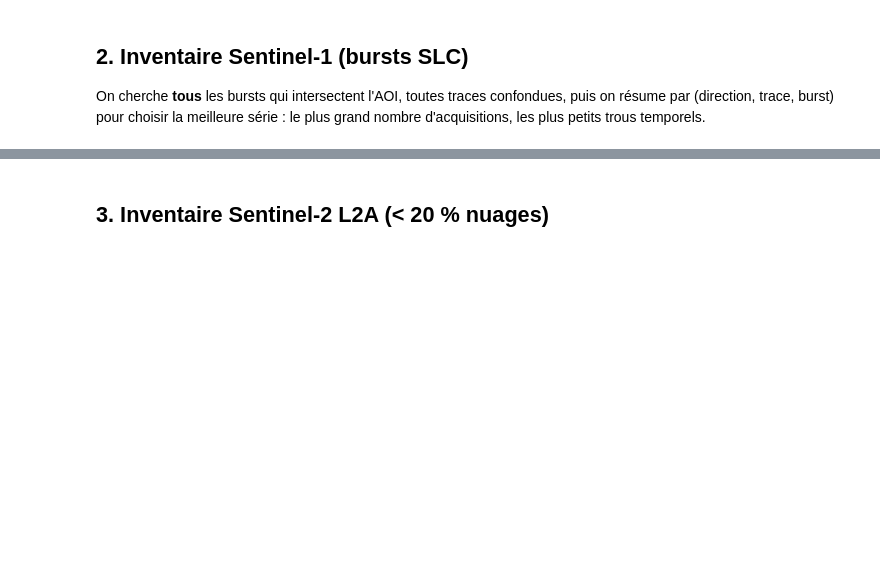
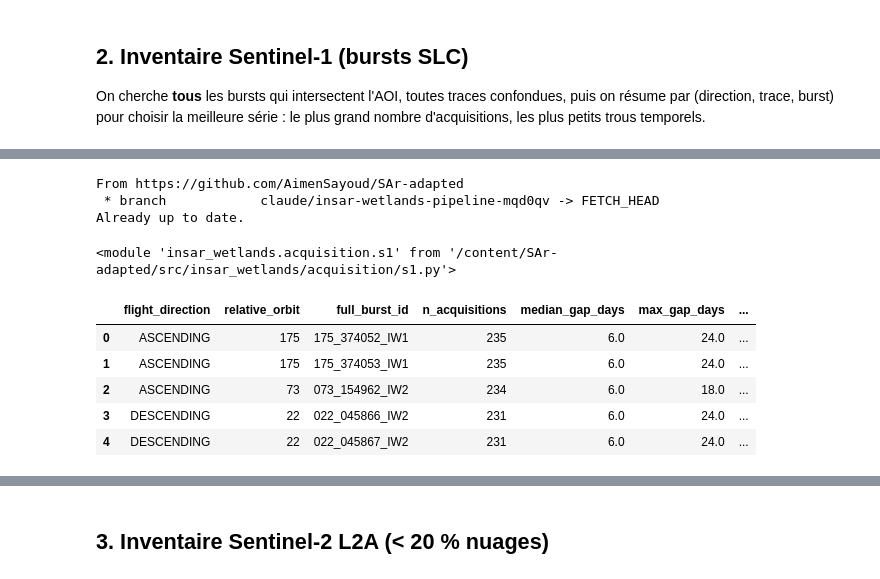
Before and after one commit to AimenSayoud/SAr-adapted, a Jupyter notebook: insar-wetlands-pipeline-mqd0qv/notebooks/phase01_acquisition.ipynb, the cells around one changed output, grey strips where cells are left out. Cells and saved outputs as stored; diff of their text form; code cells hidden in the pictures; blank space fills up the shorter version.

```diff
--- a/insar-wetlands-pipeline-mqd0qv/notebooks/phase01_acquisition.ipynb
+++ b/insar-wetlands-pipeline-mqd0qv/notebooks/phase01_acquisition.ipynb
@@ -133,0 +156,27 @@ print(f"  ({best['n_acquisitions']} acquisitions, gap median "
+# %%
+import os
+os.makedirs("outputs/phase01", exist_ok=True)
+!git pull origin claude/insar-wetlands-pipeline-mqd0qv
+
+import importlib
+import insar_wetlands.acquisition.s1
+importlib.reload(insar_wetlands.acquisition.s1)
+# %% [output]
+From https://github.com/AimenSayoud/SAr-adapted
+ * branch            claude/insar-wetlands-pipeline-mqd0qv -> FETCH_HEAD
+Already up to date.
+<module 'insar_wetlands.acquisition.s1' from '/content/SAr-adapted/src/insar_wetlands/acquisition/s1.py'>
+# %%
+from insar_wetlands.acquisition.s1 import check_candidates_coverage
+
+coverage = check_candidates_coverage(s1_df, summary, aoi, top_n=6)
+coverage[["flight_direction", "relative_orbit", "full_burst_id",
+          "n_acquisitions", "median_gap_days", "max_gap_days",
+          "aoi_coverage_pct"]]
+# %% [output]
+|  | flight_direction | relative_orbit | full_burst_id | n_acquisitions | median_gap_days | max_gap_days | ... |
+| 0 | ASCENDING | 175 | 175_374052_IW1 | 235 | 6.0 | 24.0 | ... |
+| 1 | ASCENDING | 175 | 175_374053_IW1 | 235 | 6.0 | 24.0 | ... |
+| 2 | ASCENDING | 73 | 073_154962_IW2 | 234 | 6.0 | 18.0 | ... |
+| 3 | DESCENDING | 22 | 022_045866_IW2 | 231 | 6.0 | 24.0 | ... |
+| 4 | DESCENDING | 22 | 022_045867_IW2 | 231 | 6.0 | 24.0 | ... |
```
Also changed, not shown: parts of 28 cells of this notebook.
